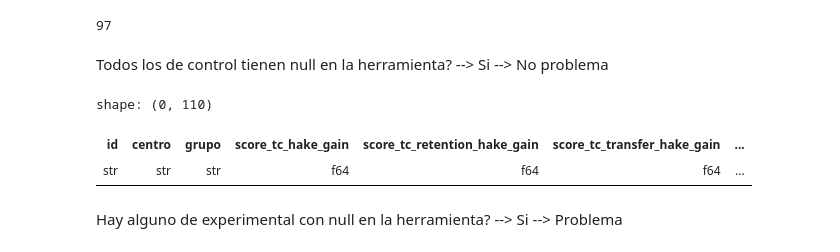
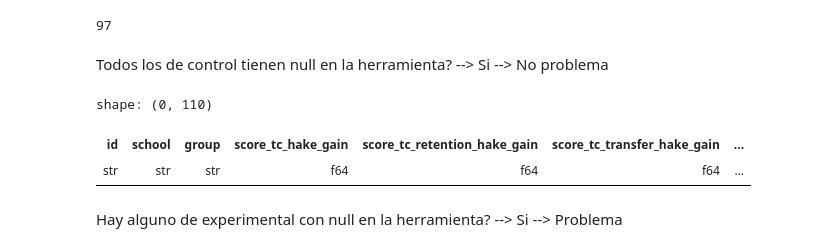
Before and after one commit to IBiDat/va-educational-impact, a Jupyter notebook: src/notebooks/paper/paper_results.ipynb, the cells around one changed output. Saved outputs shown, nothing was run; the diff lists cells and outputs as text; code cells hidden in the pictures.

```diff
--- a/src/notebooks/paper/paper_results.ipynb
+++ b/src/notebooks/paper/paper_results.ipynb
@@ -76,12 +76,12 @@ forms_interactions_df['grupo'].value_counts().filter(pl.col('grupo') == 'control
 Todos los de control tienen null en la herramienta? --> Si --> No problema
 # %%
 forms_interactions_df.filter(
-    pl.col('grupo') == 'control',
+    pl.col('group') == 'control',
     pl.col('chat_freq_use').is_not_null()
 )
 # %% [output]
 shape: (0, 110)
-| id | centro | grupo | score_tc_hake_gain | score_tc_retention_hake_gain | score_tc_transfer_hake_gain | ... |
+| id | school | group | score_tc_hake_gain | score_tc_retention_hake_gain | score_tc_transfer_hake_gain | ... |
 | str | str | str | f64 | f64 | f64 | ... |
 # %% [markdown]
 Hay alguno de experimental con null en la herramienta? --> Si --> Problema
```
Also changed, not shown: parts of 37 cells of this notebook, 20 other files.
